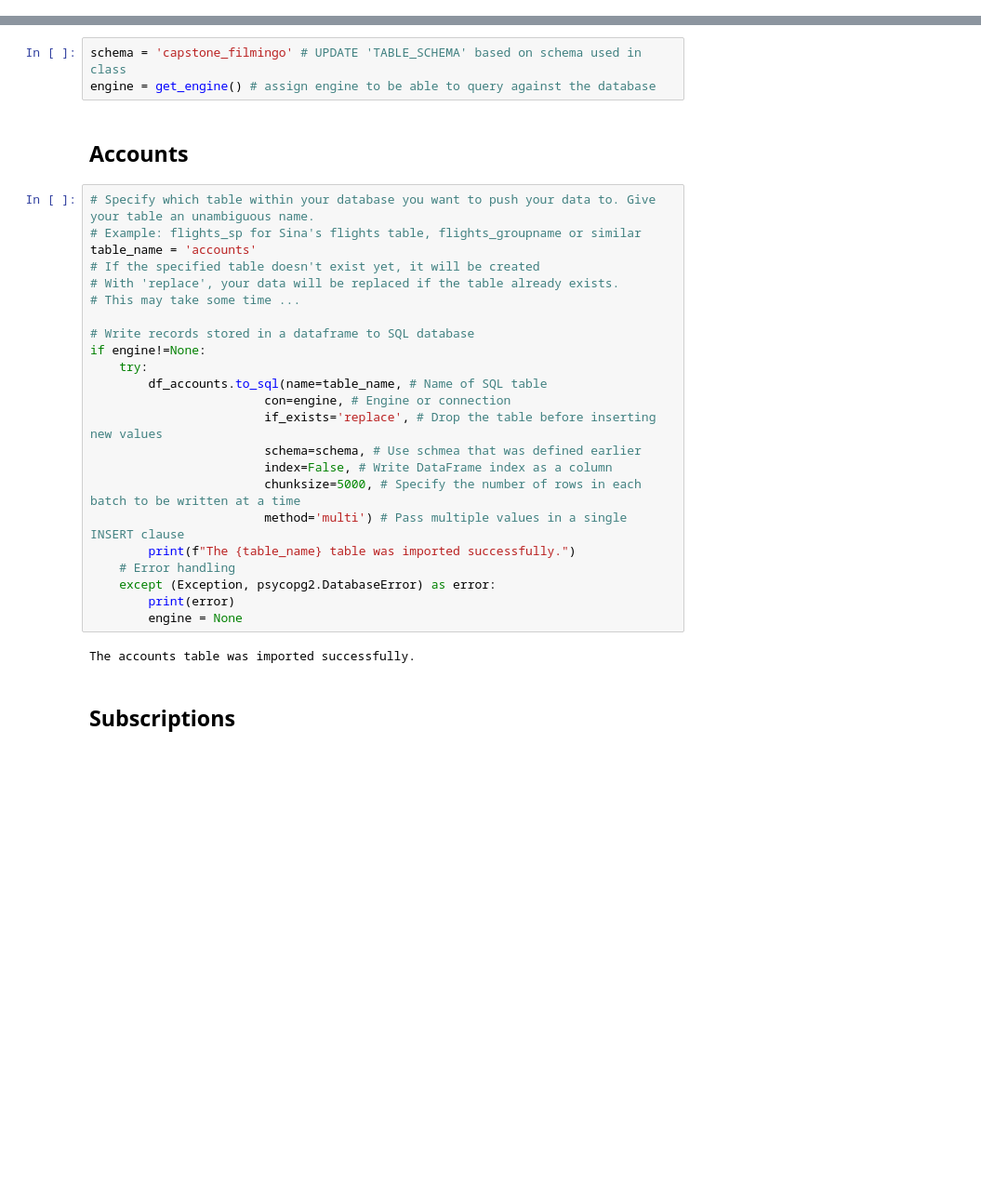
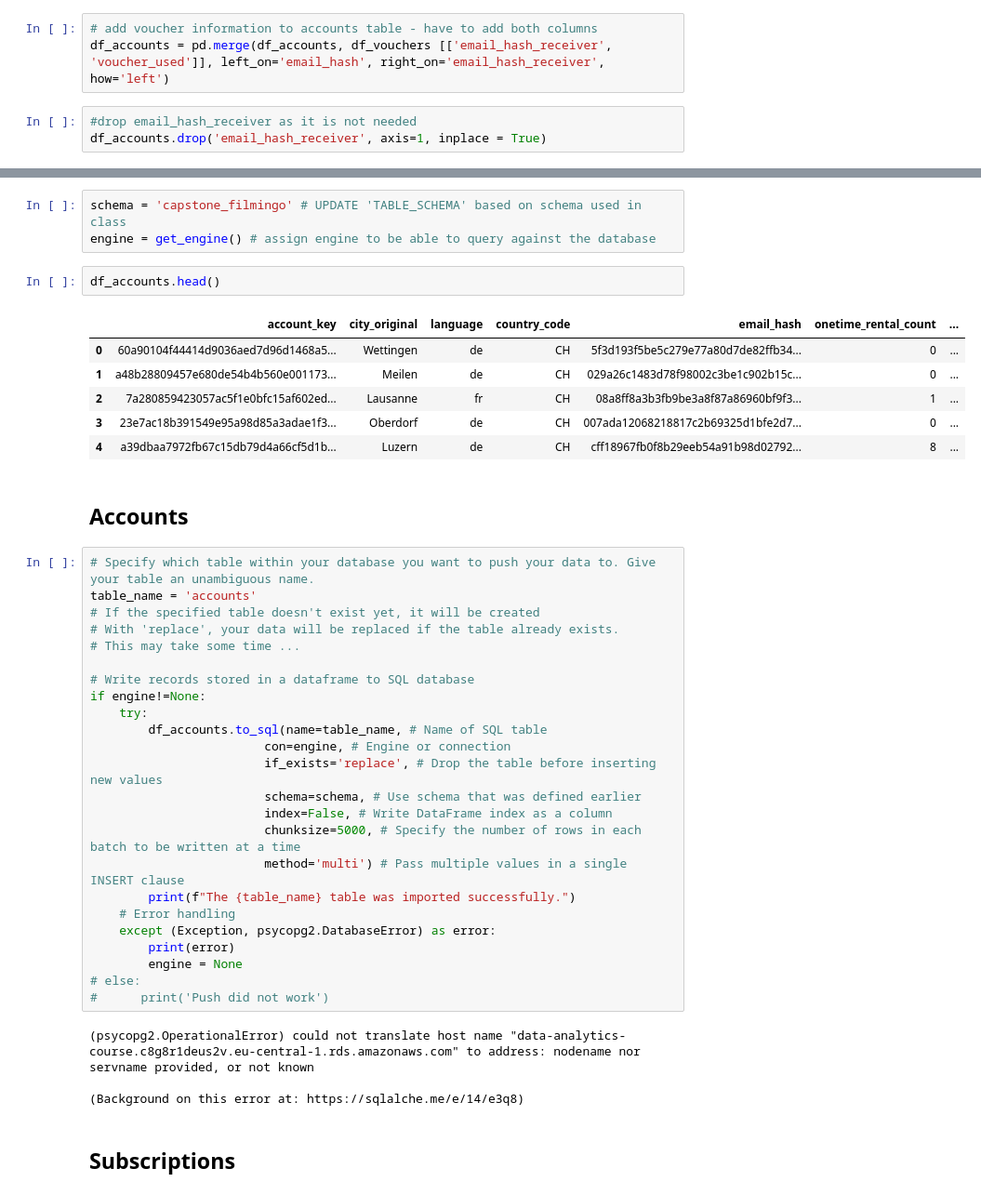
Before and after one commit to elisicke/Data-Analyst-Capstone-Project, a Jupyter notebook: Data_Cleaning.ipynb, the cells around one changed output, grey strips where cells are left out. Shown at 93% size. Cells and saved outputs as stored; diff of their text form; blank space fills up the shorter version.

```diff
--- a/Data_Cleaning.ipynb
+++ b/Data_Cleaning.ipynb
@@ -251,3 +254,9 @@ df_vouchers.rename(columns = {'account_key':'account_key_sender', 'email_hash':'
+# %%
+# add voucher information to accounts table - have to add both columns
+df_accounts = pd.merge(df_accounts, df_vouchers [['email_hash_receiver', 'voucher_used']], left_on='email_hash', right_on='email_hash_receiver', how='left')
+# %%
+#drop email_hash_receiver as it is not needed
+df_accounts.drop('email_hash_receiver', axis=1, inplace = True)
 # %% [markdown]
 # DATE TABLE
 # %%
@@ -257,11 +266,19 @@ df_date = pd.DataFrame({"Date": pd.date_range('2020-01-01','2022-12-31')})
 # %%
 schema = 'capstone_filmingo' # UPDATE 'TABLE_SCHEMA' based on schema used in class
 engine = get_engine() # assign engine to be able to query against the database
+# %%
+df_accounts.head()
+# %% [output]
+|  | account_key | city_original | language | country_code | email_hash | onetime_rental_count | ... |
+| 0 | 60a90104f44414d9036aed7d96d1468a5... | Wettingen | de | CH | 5f3d193f5be5c279e77a80d7de82ffb34... | 0 | ... |
+| 1 | a48b28809457e680de54b4b560e001173... | Meilen | de | CH | 029a26c1483d78f98002c3be1c902b15c... | 0 | ... |
+| 2 | 7a280859423057ac5f1e0bfc15af602ed... | Lausanne | fr | CH | 08a8ff8a3b3fb9be3a8f87a86960bf9f3... | 1 | ... |
+| 3 | 23e7ac18b391549e95a98d85a3adae1f3... | Oberdorf | de | CH | 007ada12068218817c2b69325d1bfe2d7... | 0 | ... |
+| 4 | a39dbaa7972fb67c15db79d4a66cf5d1b... | Luzern | de | CH | cff18967fb0f8b29eeb54a91b98d02792... | 8 | ... |
 # %% [markdown]
 ## Accounts
 # %%
 # Specify which table within your database you want to push your data to. Give your table an unambiguous name.
-# Example: flights_sp for Sina's flights table, flights_groupname or similar
 table_name = 'accounts'
 # If the specified table doesn't exist yet, it will be created
 # With 'replace', your data will be replaced if the table already exists.
@@ -273,7 +290,7 @@ if engine!=None:
         df_accounts.to_sql(name=table_name, # Name of SQL table
                         con=engine, # Engine or connection
                         if_exists='replace', # Drop the table before inserting new values
-                        schema=schema, # Use schmea that was defined earlier
+                        schema=schema, # Use schema that was defined earlier
                         index=False, # Write DataFrame index as a column
                         chunksize=5000, # Specify the number of rows in each batch to be written at a time
                         method='multi') # Pass multiple values in a single INSERT clause
@@ -282,8 +299,12 @@ if engine!=None:
     except (Exception, psycopg2.DatabaseError) as error:
         print(error)
         engine = None
+# else:
+#      print('Push did not work')
 # %% [output]
-The accounts table was imported successfully.
+(psycopg2.OperationalError) could not translate host name "data-analytics-course.c8g8r1deus2v.eu-central-1.rds.amazonaws.com" to address: nodename nor servname provided, or not known
+
+(Background on this error at: https://sqlalche.me/e/14/e3q8)
 # %% [markdown]
 ## Subscriptions
 # %%
```
Also changed, not shown: parts of 8 cells of this notebook.
